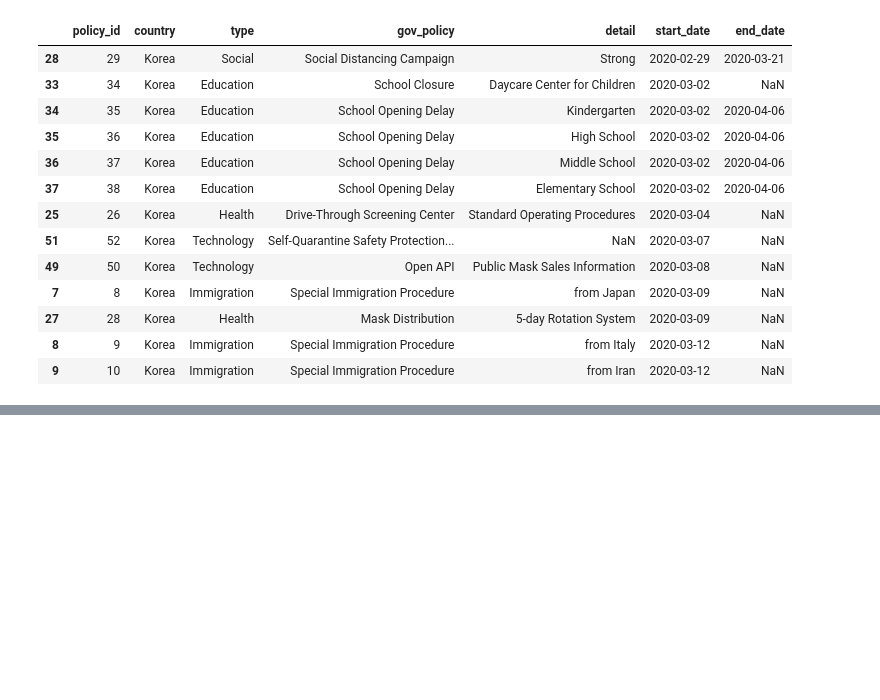
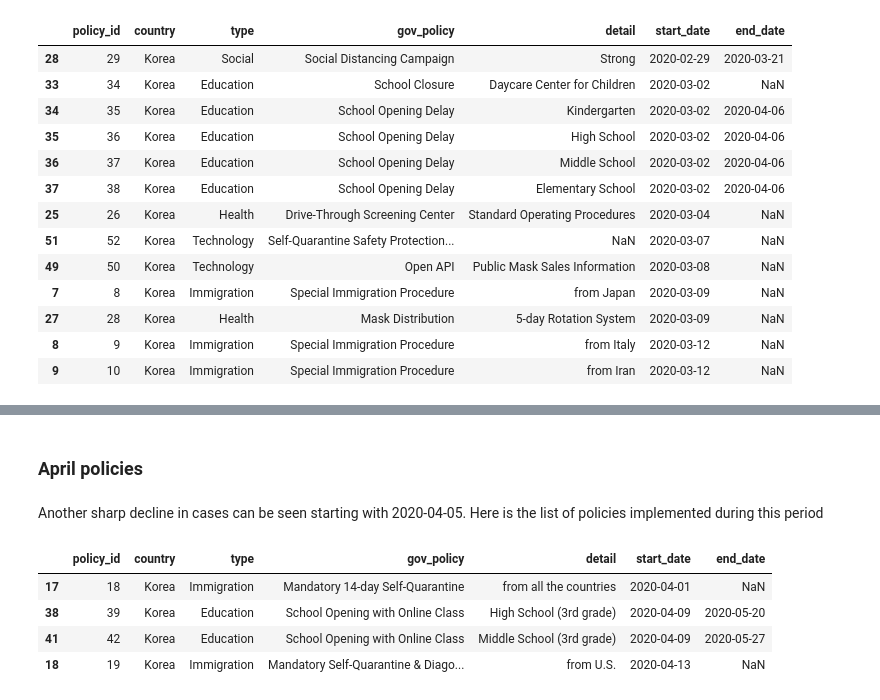
Before and after one commit to gediminas-skvarnavicius/s-korea-covid-19-analysis, a Jupyter notebook: analysis.ipynb, the cells around one changed output, grey strips where cells are left out. Cells and saved outputs as stored; diff of their text form; code cells hidden in the pictures; blank space fills up the shorter version.

```diff
--- a/analysis.ipynb
+++ b/analysis.ipynb
@@ -353,0 +338,14 @@ fig_new_time.show()
+# %% [markdown]
+### April policies
+# %% [markdown]
+Another sharp decline in cases can be seen starting with 2020-04-05. Here is the list of policies implemented during this period
+# %%
+data["Policy"].loc[
+    data["Policy"]["start_date"].between("2020-03-25", "2020-04-15")
+].sort_values("start_date")
+# %% [output]
+|  | policy_id | country | type | gov_policy | detail | start_date | end_date |
+| 17 | 18 | Korea | Immigration | Mandatory 14-day Self-Quarantine | from all the countries | 2020-04-01 | NaN |
+| 38 | 39 | Korea | Education | School Opening with Online Class | High School (3rd grade) | 2020-04-09 | 2020-05-20 |
+| 41 | 42 | Korea | Education | School Opening with Online Class | Middle School (3rd grade) | 2020-04-09 | 2020-05-27 |
+| 18 | 19 | Korea | Immigration | Mandatory Self-Quarantine & Diago... | from U.S. | 2020-04-13 | NaN |
```
Also changed, not shown: parts of 32 cells of this notebook, 4 other files.
